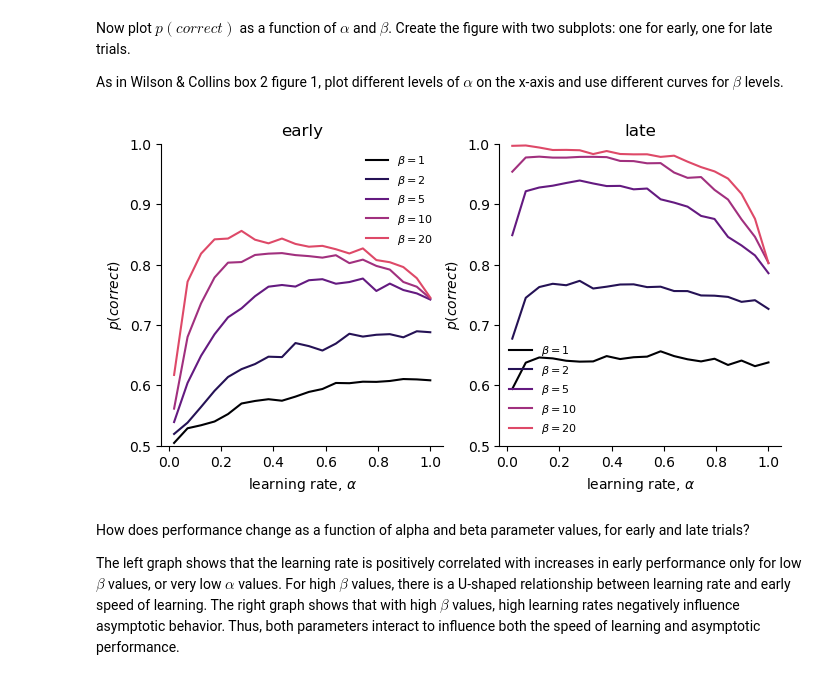
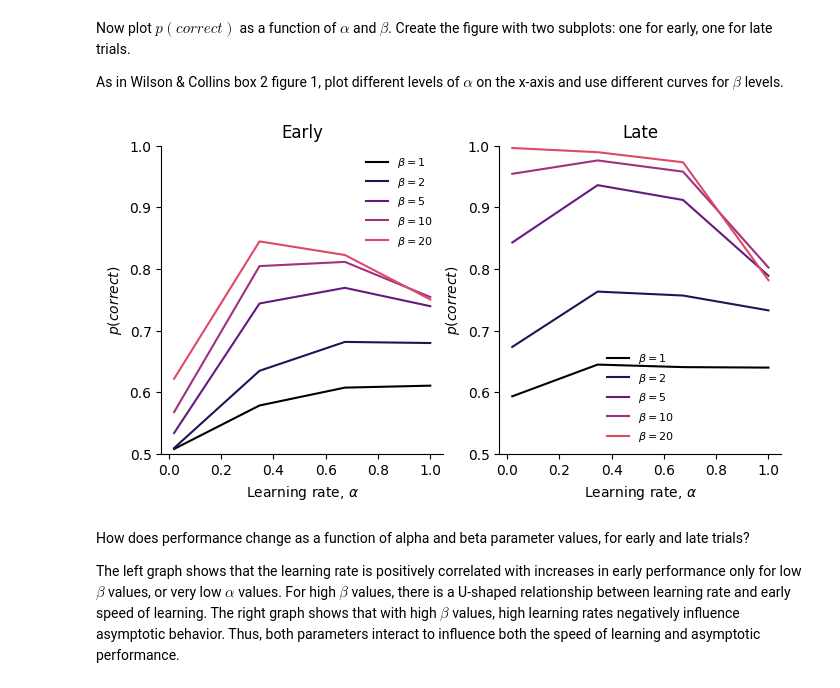
Before and after one commit to bambschool/BAMB2024, a Jupyter notebook: day2_reinforcement_learning/part2_fitting_rl_models/tutorial_2B_RL_solutions.ipynb, the cells around one changed output. Saved outputs shown, nothing was run; the diff lists cells and outputs as text; code cells hidden in the pictures.

```diff
--- a/day2_reinforcement_learning/part2_fitting_rl_models/tutorial_2B_RL_solutions.ipynb
+++ b/day2_reinforcement_learning/part2_fitting_rl_models/tutorial_2B_RL_solutions.ipynb
@@ -149,10 +145,0 @@ def wsls(a, r):
-# %%
-# Loop over your models
-A = [a_wsls, a_rw, a_c]
-R = [r_wsls, r_rw, r_c]
-names = ['WSLS', 'Rescorla-Wagner', 'Choice kernel']
-
-# calculate WSLS with shape (3 x 2), # n_models x n_prev_outcomes
-WSLS = []
-for a,r in zip(A,R):
-    WSLS.append(np.mean([wsls(a[n], r[n]) for n in range(Nrep)], 0))
@@ -184,8 +188,8 @@ For Rescorla Wagner, we are now interested in how learning rate and softmax inve
 
 We will repeatedly perform a grid search over different parameter values (Nreps simulations with 100 trials per grid point) and store the mean $p(correct)$ across trials for each grid point and repetition.
 # %%
-# % Define a range of parameter values to loop over for each parameter.
-alphas = np.linspace(0.02, 1, 4)  # learning rate (start with 4 values increase to 20 if everything works)
-betas  = np.array([1, 2, 5, 10, 4])  # inverse temperature (start with 4 values increase to 20 if everything works)
+# Parameter grid search for Rescorla-Wagner model
+alphas = np.linspace(0.02, 1, 4)
+betas = np.array([1, 2, 5, 10, 20])
 # %%
 # Let's first use only 10 simulations for each parameter combination. When your code works, increase to 1000.
@@ -216,30 +214,30 @@ Now plot $p(correct)$ as a function of $\alpha$ and $\beta$. Create the figure w
 
 As in Wilson & Collins box 2 figure 1, plot different levels of $\alpha$ on the x-axis and use different curves for $\beta$ levels.
 # %%
-colors = cmap.get_cmap('magma')(np.linspace(0,.6,len(betas)))
+colors = cm.get_cmap('magma')(np.linspace(0, 0.6, len(betas)))
 
-plt.figure(figsize=(8,4), dpi=100)
-plt.subplot(1,2,1)
-plt.title('early')
-for ei,e in enumerate(np.mean(correctEarly,-1).T):
-    plt.plot(alphas, e, color=colors[ei], label=r'$\beta = %.0f$' %betas[ei])
-plt.xlabel(r'learning rate, $\alpha$')
+plt.figure(figsize=(8, 4), dpi=100)
+plt.subplot(1, 2, 1)
+plt.title('Early')
+for ei, early in enumerate(np.mean(correct_early, axis=-1).T):
+    plt.plot(alphas, early, color=colors[ei], label=rf'$\beta = {betas[ei]:.0f}$')
+plt.xlabel(r'Learning rate, $\alpha$')
 plt.ylabel(r'$p(correct)$')
 plt.legend(frameon=False, fontsize=8)
-plt.ylim(.5,1)
+plt.ylim(0.5, 1)
 
-plt.subplot(1,2,2)
-plt.title('late')
-for li,l in enumerate(np.mean(correctLate,-1).T):
-    plt.plot(alphas, l, color=colors[li], label=r'$\beta = %.0f$' %betas[li])
-plt.xlabel(r'learning rate, $\alpha$')
+plt.subplot(1, 2, 2)
+plt.title('Late')
+for li, late in enumerate(np.mean(correct_late, axis=-1).T):
+    plt.plot(alphas, late, color=colors[li], label=rf'$\beta = {betas[li]:.0f}$')
+plt.xlabel(r'Learning rate, $\alpha$')
 plt.ylabel(r'$p(correct)$')
 plt.legend(frameon=False, fontsize=8)
-plt.ylim(.5,1)
+plt.ylim(0.5, 1)
 
-sn.despine()
+sns.despine()
 # %% [output]
-[figure, old version]
+[figure, new version]
 # %% [markdown]
 How does performance change as a function of alpha and beta parameter values, for early and late trials?
 
```
Also changed, not shown: parts of 38 cells of this notebook.
